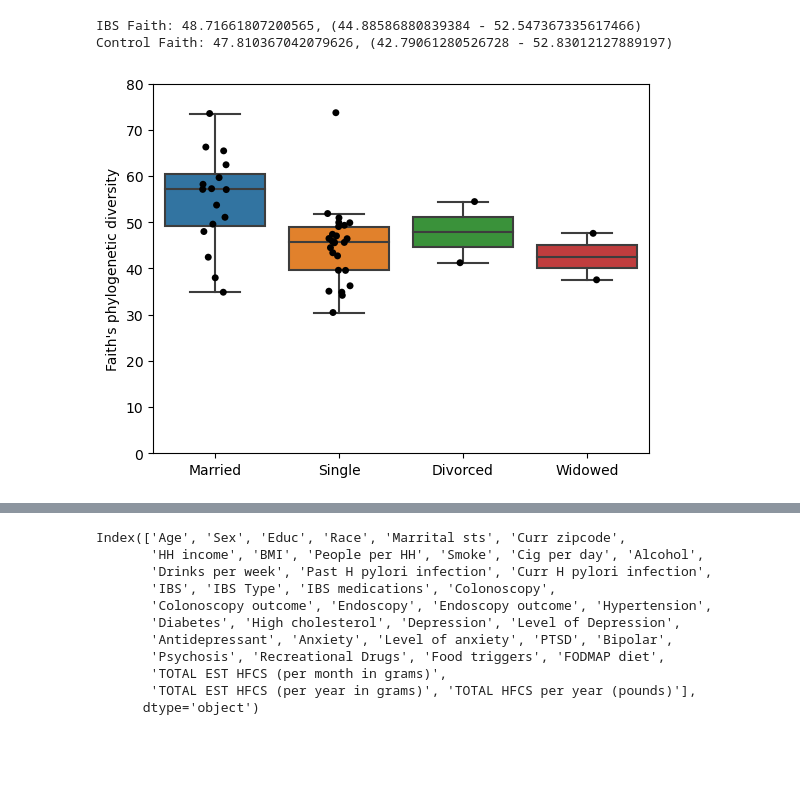
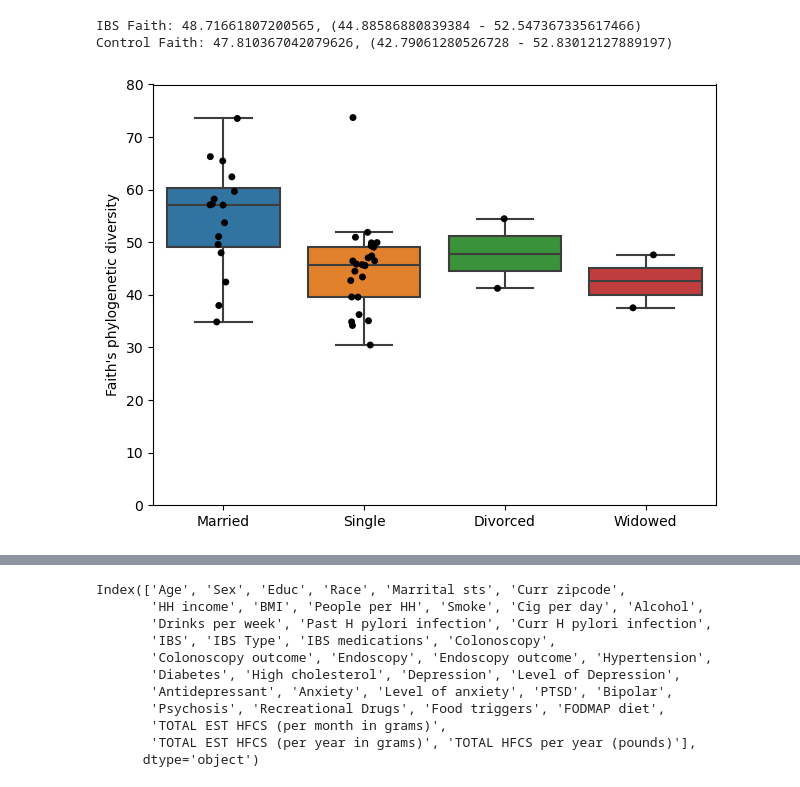
Before and after one commit to sterrettJD/Phadtare-IBS, a Jupyter notebook: Network-LEfSe-alphaplots.ipynb, the cells around one changed output, grey strips where cells are left out. Drawn from its saved outputs; the diff is of its cells as text; code cells hidden in the pictures; blank space fills up the shorter version.

```diff
--- a/Network-LEfSe-alphaplots.ipynb
+++ b/Network-LEfSe-alphaplots.ipynb
@@ -1024,28 +1024,29 @@ Control Faith: 47.810367042079626, (42.79061280526728 - 52.83012127889197)
 # %%
 faith = Artifact.load("Data/faith_pd_vector.qza").view(pd.Series)
 faith = pd.concat([faith,
                    metadata["Marrital sts"]],
                  axis=1)
 
 ax = sns.boxplot(x="Marrital sts",
                 y="faith_pd",
                 data=faith,
                 showfliers=False)
 
 sns.stripplot(x="Marrital sts",
               y="faith_pd",
               data=faith,
               palette=["black"]*4,
               ax=ax)
 
 ax.set_xlabel("")
 ax.set_ylabel("Faith's phylogenetic diversity")
 ax.set_ylim(0,80)
+plt.tight_layout()
 
 plt.savefig("Figures/Marital-Status-Faith.pdf")
 plt.show()
 # %% [output]
-[figure, old version]
+[figure, new version]
 # %%
 faith = Artifact.load("Data/faith_pd_vector.qza").view(pd.Series)
 faith = pd.concat([faith,
```
Also changed, not shown: parts of 6 cells of this notebook.
